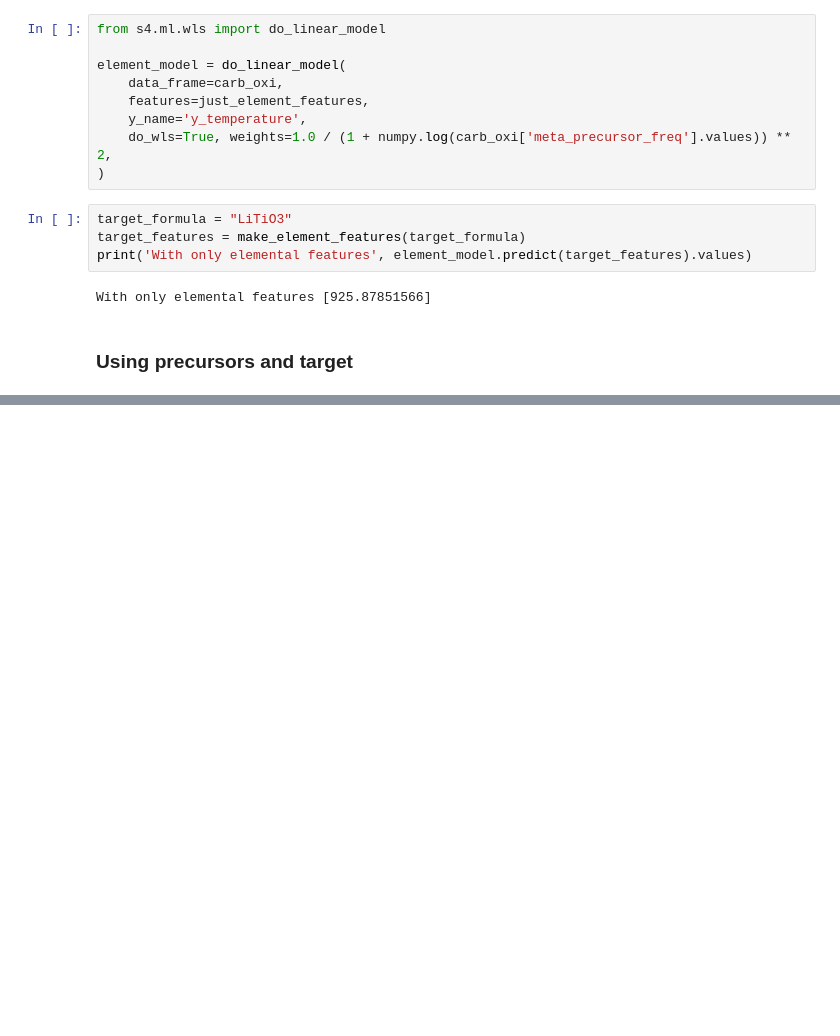
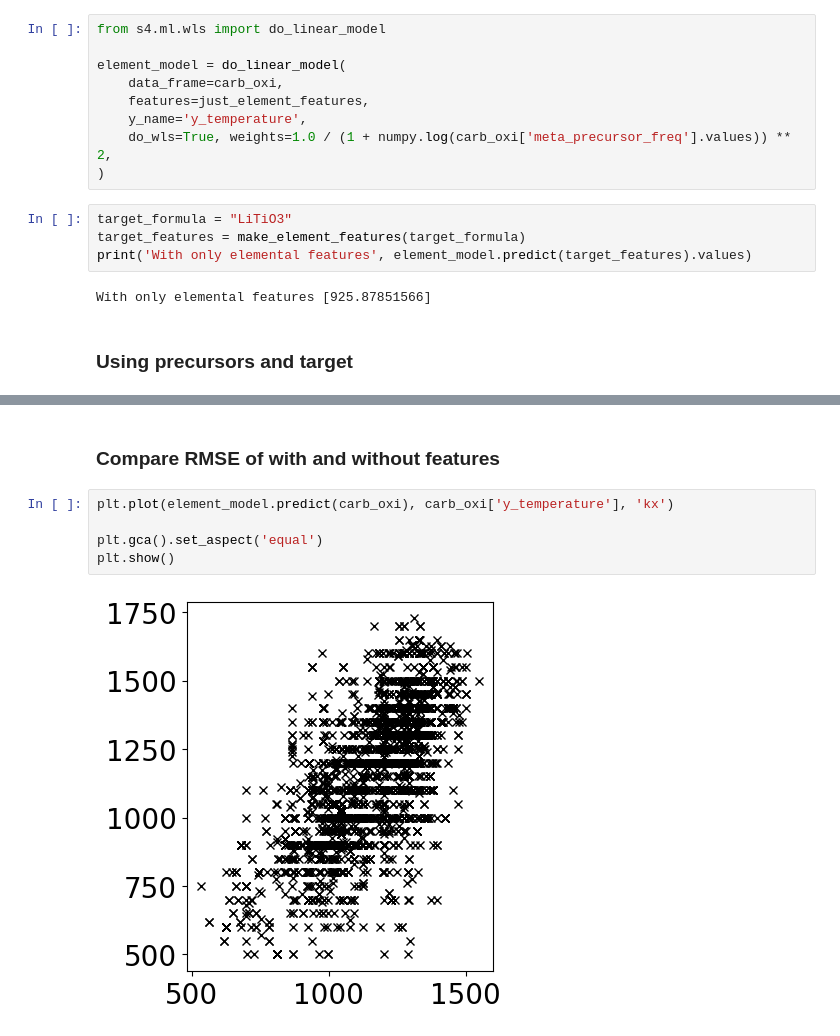
Before and after one commit to TRI-AMDD/synthesis_tutorial, a Jupyter notebook: notebooks/tutorial.ipynb, the cells around one changed output, grey strips where cells are left out. Saved outputs shown, nothing was run; the diff lists cells and outputs as text; blank space fills up the shorter version.

```diff
--- a/notebooks/tutorial.ipynb
+++ b/notebooks/tutorial.ipynb
@@ -978,0 +1153,9 @@ recipe = """
+# %% [markdown]
+### Compare RMSE of with and without features
+# %%
+plt.plot(element_model.predict(carb_oxi), carb_oxi['y_temperature'], 'kx')
+
+plt.gca().set_aspect('equal')
+plt.show()
+# %% [output]
+[figure, added]
```
Also changed, not shown: parts of 21 cells of this notebook.
